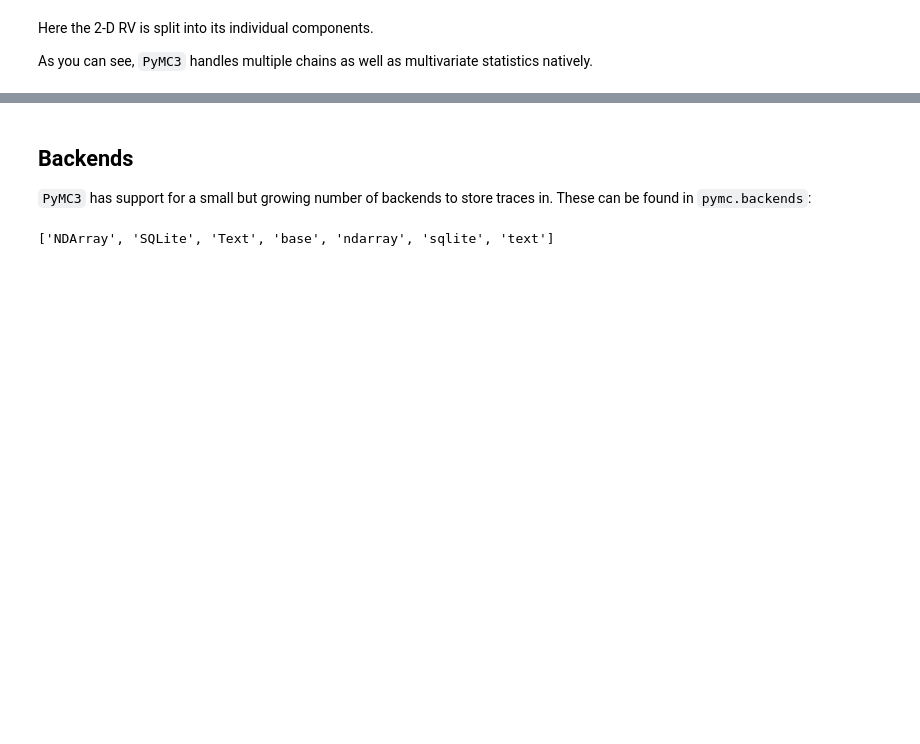
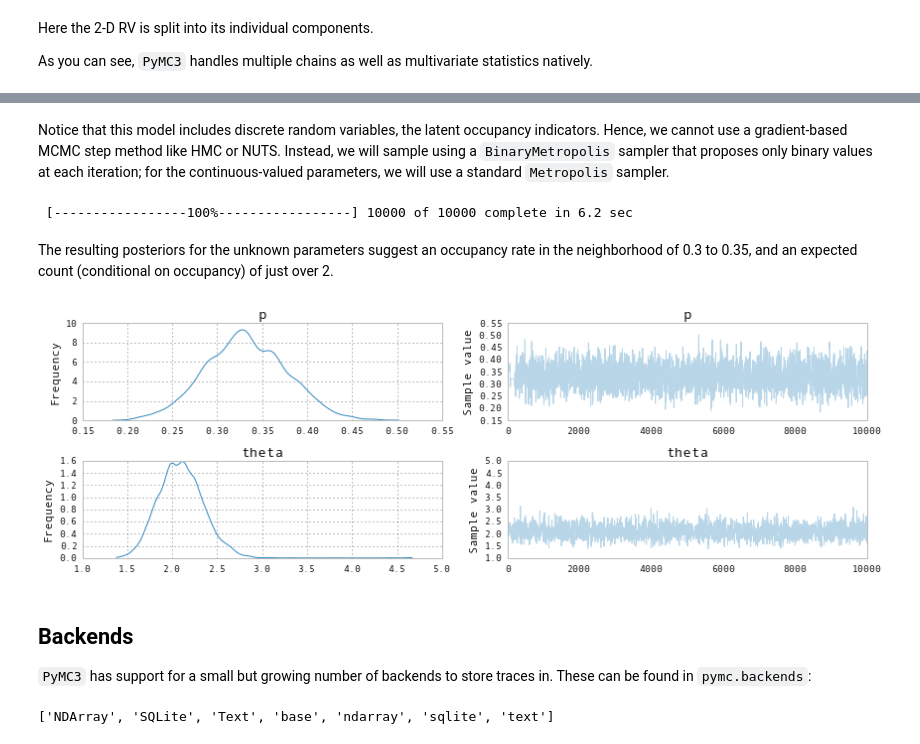
Before and after one commit to pymc-devs/uq_chapter, a Jupyter notebook: reference/UQ Handbook Chapter.ipynb, the cells around one changed output, grey strips where cells are left out. Cells and saved outputs as stored; diff of their text form; code cells hidden in the pictures; blank space fills up the shorter version.

Commit message:
Added occupancy example to article

```diff
--- a/reference/UQ Handbook Chapter.ipynb
+++ b/reference/UQ Handbook Chapter.ipynb
@@ -394,3 +411,41 @@ As you can see, `PyMC3` handles multiple chains as well as multivariate statisti
+# %%
+from pymc3 import Beta, Bernoulli, ZeroInflatedPoisson, Uniform
+
+with Model() as zip_model:
+
+    # Estimated occupancy
+    p = Beta('p', 1, 1)
+
+    # Latent variable for occupancy
+    z = Bernoulli('z', p, y.shape)
+
+    # Estimated mean count
+    theta = Uniform('theta', 0, 100)
+
+    # Poisson likelihood
+    yd = ZeroInflatedPoisson('y', theta, z, observed=y)
+# %% [markdown]
+Notice that this model includes discrete random variables, the latent occupancy indicators. Hence, we cannot use a gradient-based MCMC step method like HMC or NUTS. Instead, we will sample using a `BinaryMetropolis` sampler that proposes only binary values at each iteration; for the continuous-valued parameters, we will use a standard `Metropolis` sampler.
+# %%
+from pymc3 import Metropolis, BinaryMetropolis
+
+with zip_model:
+
+    start = {'p': 0.5, 'z': (y > 0).astype(int), 'theta': 5}
+
+    step1 = Metropolis([theta, p])
+
+    step2 = BinaryMetropolis([z])
+
+    trace = sample(10000, [step1, step2], start)
+# %% [output]
+ [-----------------100%-----------------] 10000 of 10000 complete in 6.2 sec
+# %% [markdown]
+The resulting posteriors for the unknown parameters suggest an occupancy rate in the neighborhood of 0.3 to 0.35, and an expected count (conditional on occupancy) of just over 2.
+# %%
+traceplot(trace, ['p', 'theta']);
+# %% [output]
+[figure, added]
 # %% [markdown]
 ## Backends
 
```
Also changed, not shown: parts of 14 cells of this notebook.
